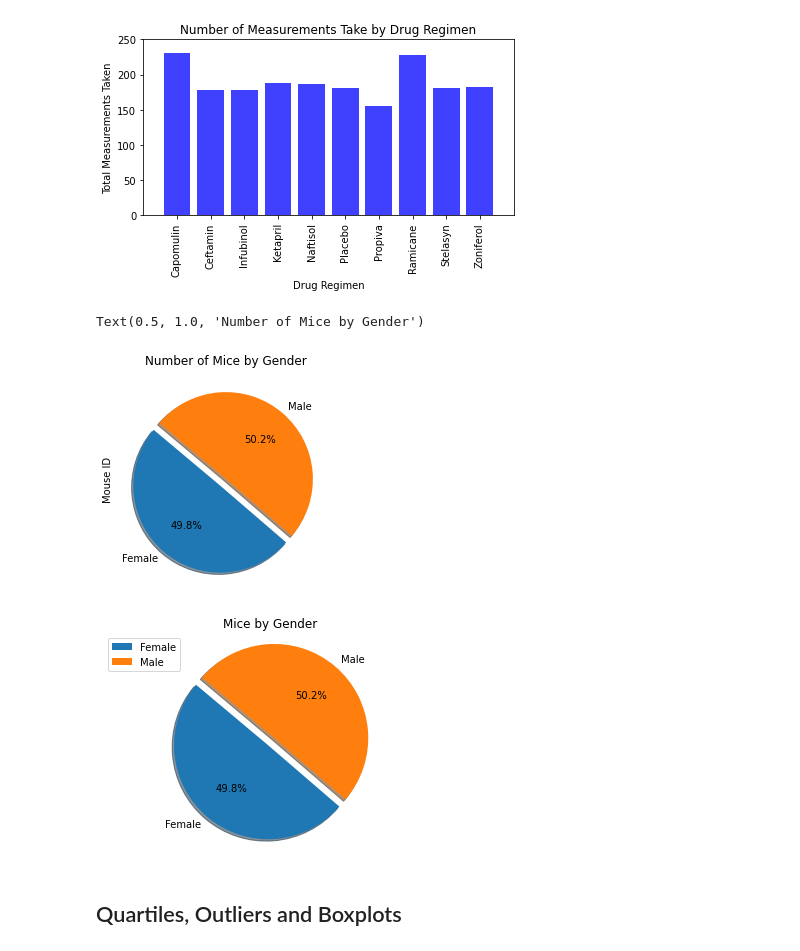
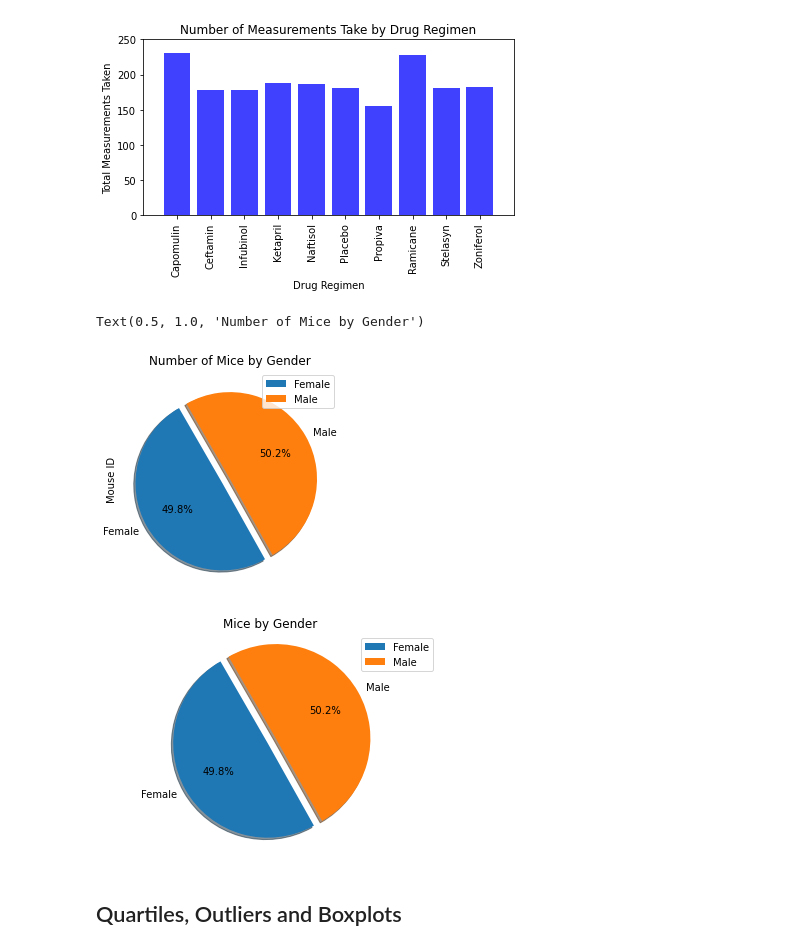
Before and after one commit to lauragabrielson/Matplotlib_Challenge, a Jupyter notebook: pymaceuticals_starter.ipynb, the cells around one changed output. Cells and saved outputs as stored; diff of their text form; code cells hidden in the pictures.

```diff
--- a/pymaceuticals_starter.ipynb
+++ b/pymaceuticals_starter.ipynb
@@ -182,27 +182,27 @@ plt.show()
 # %%
 # Generate a pie plot showing the distribution of female versus male mice using pandas
 
 gender_data = clean_mice.groupby(["Sex"])
 mice_gender = gender_data['Mouse ID'].nunique()
 explode = (.1, 0)
-gender_chart = mice_gender.plot(kind='pie', startangle=140, autopct="%1.1f%%", explode=explode, shadow=True)
+gender_chart = mice_gender.plot(kind='pie', startangle=120, autopct="%1.1f%%", explode=explode, shadow=True, legend=True)
 gender_chart.set_title("Number of Mice by Gender")
 # %% [output]
 Text(0.5, 1.0, 'Number of Mice by Gender')
-[figure, old version]
+[figure, new version]
 # %%
 # Generate a pie plot showing the distribution of female versus male mice using pyplot
 gender_data = clean_mice.groupby(["Sex"])
 mice_gender = gender_data['Mouse ID'].nunique()
 explode = (.1, 0)
 labels = ["Female", "Male"]
-plt.pie(mice_gender, autopct="%1.1f%%", shadow=True, startangle=140, explode=explode, labels=labels)
+plt.pie(mice_gender, autopct="%1.1f%%", shadow=True, startangle=120, explode=explode, labels=labels)
 plt.title("Mice by Gender")
 plt.axis("equal")
 plt.legend()
 plt.show()
 # %% [output]
-[figure, old version]
+[figure, new version]
 # %% [markdown]
 ## Quartiles, Outliers and Boxplots
 # %%
```
Also changed, not shown: parts of 4 cells of this notebook.
